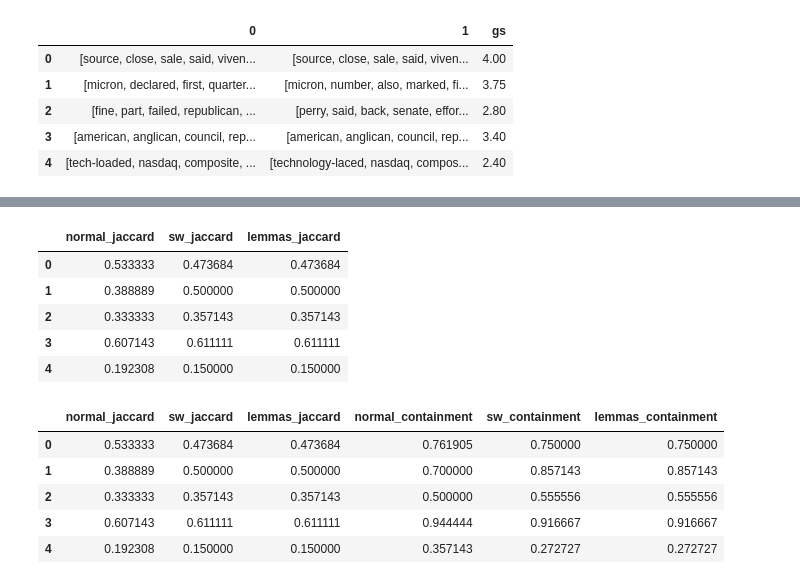
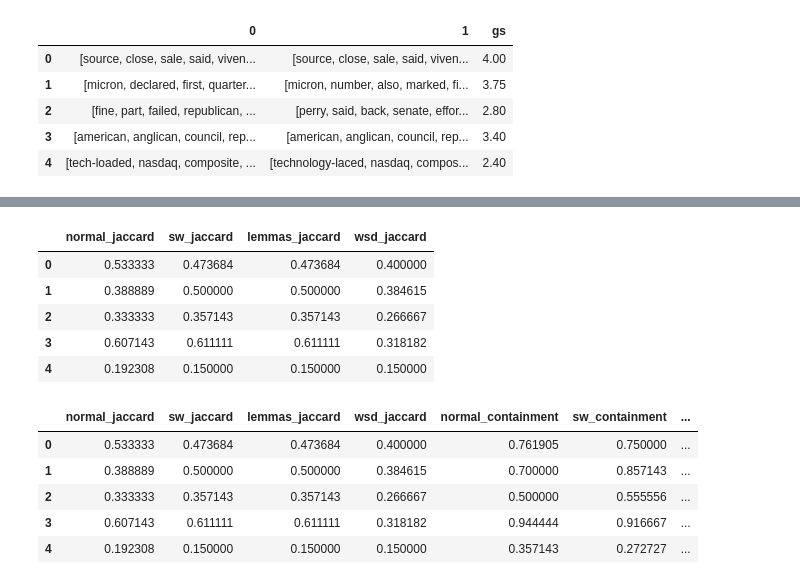
Before and after one commit to brunosangom/ihlt-final-project, a Jupyter notebook: code/Features/lexicalFeatureExtraction.ipynb, the cells around one changed output, grey strips where cells are left out. Saved outputs shown, nothing was run; the diff lists cells and outputs as text; code cells hidden in the pictures.

```diff
--- a/code/Features/lexicalFeatureExtraction.ipynb
+++ b/code/Features/lexicalFeatureExtraction.ipynb
@@ -39,0 +30,9 @@ train_df.head()
+# %%
+# Create the TextPreprocessor
+preprocessor = TextPreprocessor()
+
+# Load the training dataset
+train_df = preprocessor.load_dataset('../Preprocessing/STS_train.csv')
+
+# Display the DataFrame
+train_df.head()
@@ -64,38 +106,43 @@ train_dfs = {'normal': normal_train_df, 'sw': sw_train_df, 'lemmas': lemmas_trai
+# %%
+# Group the 4 DataFrames into a Dictionary, with their "names"
+train_dfs = {'normal': normal_train_df, 'sw': sw_train_df, 'lemmas': lemmas_train_df, 'wsd': wsd_train_df}
+# %%
+# Create the features DataFrame
+train_features_df = pd.DataFrame()
 # %%
-# Create the lexical features DataFrame
-lexical_features_df = pd.DataFrame()
+# Jaccard similarity
+# The first 4 features are the jaccard similarity between the sentence pairs.
+for name, df in train_dfs.items():
+    train_features_df[f'{name}_jaccard'] = [1 - jaccard_distance(set(sentence_pair['0']), set(sentence_pair['1'])) for _, sentence_pair in df.iterrows()]
 
-# The first 3 features are the jaccard similarity between the sentence pairs.
-for name, df in train_dfs.items():
-    lexical_features_df[f'{name}_jaccard'] = [1 - jaccard_distance(set(sentence_pair['0']), set(sentence_pair['1'])) for _, sentence_pair in df.iterrows()]
-
-lexical_features_df.head()
+train_features_df.head()
 # %% [output]
-|  | normal_jaccard | sw_jaccard | lemmas_jaccard |
-| 0 | 0.533333 | 0.473684 | 0.473684 |
-| 1 | 0.388889 | 0.500000 | 0.500000 |
-| 2 | 0.333333 | 0.357143 | 0.357143 |
-| 3 | 0.607143 | 0.611111 | 0.611111 |
-| 4 | 0.192308 | 0.150000 | 0.150000 |
+|  | normal_jaccard | sw_jaccard | lemmas_jaccard | wsd_jaccard |
+| 0 | 0.533333 | 0.473684 | 0.473684 | 0.400000 |
+| 1 | 0.388889 | 0.500000 | 0.500000 | 0.384615 |
+| 2 | 0.333333 | 0.357143 | 0.357143 | 0.266667 |
+| 3 | 0.607143 | 0.611111 | 0.611111 | 0.318182 |
+| 4 | 0.192308 | 0.150000 | 0.150000 | 0.150000 |
 # %%
+# Containment Measure
 # Apart from the Jaccard distance, we also measure the containment measure (Broder, 1997)
 def containment_measure(set_a, set_b):
     # Calculate the intersection of both sets
     intersection = set_a.intersection(set_b)
 
     # Return the containment measure
     return len(intersection) / min(len(set_a), len(set_b))
 
 for name, df in train_dfs.items():
-    lexical_features_df[f'{name}_containment'] = [containment_measure(set(sentence_pair['0']), set(sentence_pair['1'])) for _, sentence_pair in df.iterrows()]
+    train_features_df[f'{name}_containment'] = [containment_measure(set(sentence_pair['0']), set(sentence_pair['1'])) for _, sentence_pair in df.iterrows()]
 
-lexical_features_df.head()
+train_features_df.head()
 # %% [output]
-|  | normal_jaccard | sw_jaccard | lemmas_jaccard | normal_containment | sw_containment | lemmas_containment |
-| 0 | 0.533333 | 0.473684 | 0.473684 | 0.761905 | 0.750000 | 0.750000 |
-| 1 | 0.388889 | 0.500000 | 0.500000 | 0.700000 | 0.857143 | 0.857143 |
-| 2 | 0.333333 | 0.357143 | 0.357143 | 0.500000 | 0.555556 | 0.555556 |
-| 3 | 0.607143 | 0.611111 | 0.611111 | 0.944444 | 0.916667 | 0.916667 |
-| 4 | 0.192308 | 0.150000 | 0.150000 | 0.357143 | 0.272727 | 0.272727 |
+|  | normal_jaccard | sw_jaccard | lemmas_jaccard | wsd_jaccard | normal_containment | sw_containment | ... |
+| 0 | 0.533333 | 0.473684 | 0.473684 | 0.400000 | 0.761905 | 0.750000 | ... |
+| 1 | 0.388889 | 0.500000 | 0.500000 | 0.384615 | 0.700000 | 0.857143 | ... |
+| 2 | 0.333333 | 0.357143 | 0.357143 | 0.266667 | 0.500000 | 0.555556 | ... |
+| 3 | 0.607143 | 0.611111 | 0.611111 | 0.318182 | 0.944444 | 0.916667 | ... |
+| 4 | 0.192308 | 0.150000 | 0.150000 | 0.150000 | 0.357143 | 0.272727 | ... |
 # %%
 
```
Also changed, not shown: parts of 19 cells of this notebook, 7 other files.
